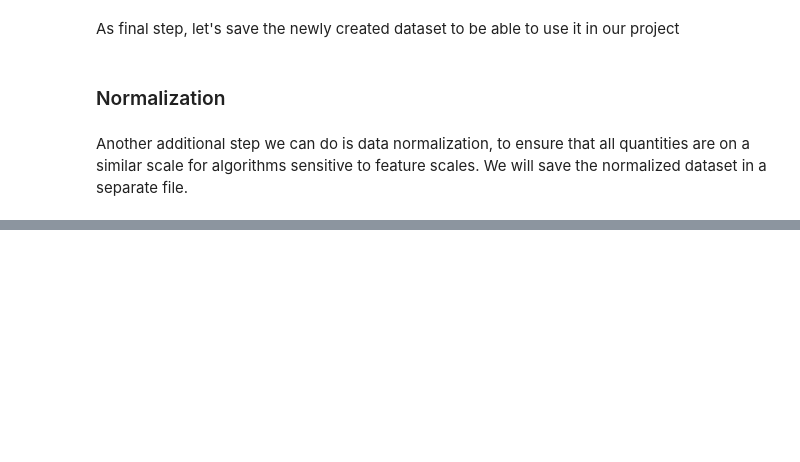
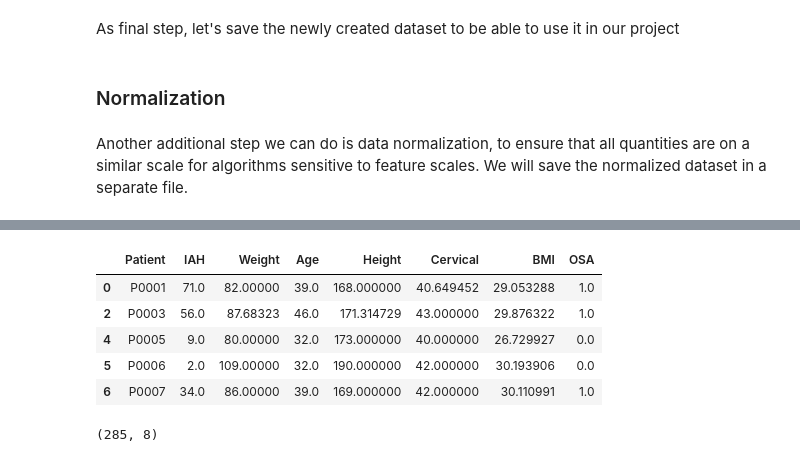
Before and after one commit to Houda222/OSA_Case_study, a Jupyter notebook: Machine Learning/clinical_data_preprocess.ipynb, the cells around one changed output, grey strips where cells are left out. Cells and saved outputs as stored; diff of their text form; code cells hidden in the pictures; blank space fills up the shorter version.

```diff
--- a/Machine Learning/clinical_data_preprocess.ipynb
+++ b/Machine Learning/clinical_data_preprocess.ipynb
@@ -213,0 +248,13 @@ norm_df.to_excel(output_filepath, index=False)
+# %%
+male_df.head()
+# %% [output]
+|  | Patient | IAH | Weight | Age | Height | Cervical | BMI | OSA |
+| 0 | P0001 | 71.0 | 82.00000 | 39.0 | 168.000000 | 40.649452 | 29.053288 | 1.0 |
+| 2 | P0003 | 56.0 | 87.68323 | 46.0 | 171.314729 | 43.000000 | 29.876322 | 1.0 |
+| 4 | P0005 | 9.0 | 80.00000 | 32.0 | 173.000000 | 40.000000 | 26.729927 | 0.0 |
+| 5 | P0006 | 2.0 | 109.00000 | 32.0 | 190.000000 | 42.000000 | 30.193906 | 0.0 |
+| 6 | P0007 | 34.0 | 86.00000 | 39.0 | 169.000000 | 42.000000 | 30.110991 | 1.0 |
+# %%
+male_df.shape
+# %% [output]
+(285, 8)
```
Also changed, not shown: parts of 5 cells of this notebook, 11 other files.
